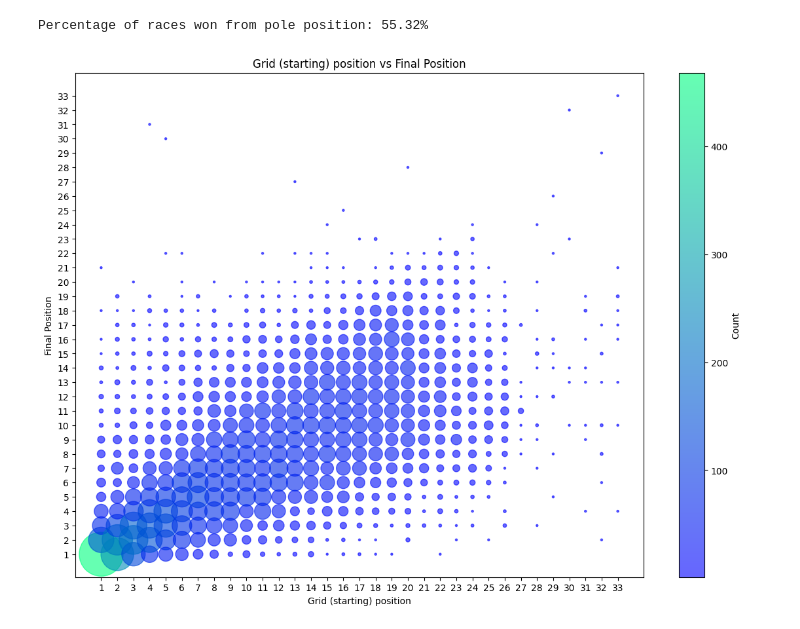
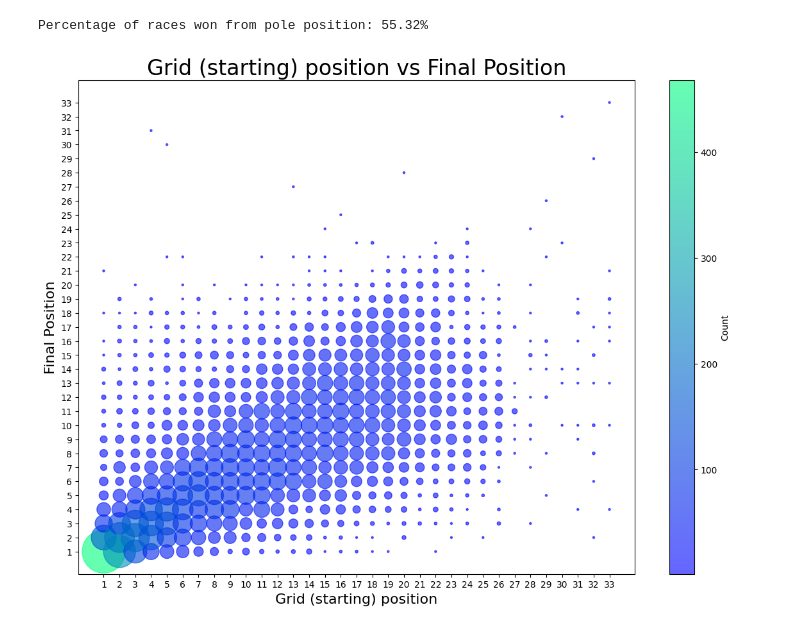
Before and after one commit to MacBeth-M/Grand-Prix-Geek, a Jupyter notebook: JupyterNotebooks/Pole Position: Bayesian Inference.ipynb, the cells around one changed output. Drawn from its saved outputs; the diff is of its cells as text; code cells hidden in the pictures.

```diff
--- a/JupyterNotebooks/Pole Position: Bayesian Inference.ipynb
+++ b/JupyterNotebooks/Pole Position: Bayesian Inference.ipynb
@@ -58,31 +75,30 @@ print(f"Percentage of races won from pole position: {percentage_pole_wins:.2f}%"
 Percentage of races won from pole position: 55.32%
 # %%
 # Visualize
-import matplotlib.pyplot as plt
 from matplotlib.colors import Normalize
 
 # Counting occurrences of each pair
 df = pd.DataFrame({'X': grid['grid'], 'y': grid['position']})
 counts = df.groupby(['X', 'y']).size().reset_index(name = 'counts')
 
 # Plotting
 size_scale = 5  # Adjust the size scale for visibility
 norm = Normalize(vmin = counts['counts'].min(), vmax = counts['counts'].max())
 
 plt.figure(figsize=(14, 10))
 scatter = plt.scatter(counts['X'], counts['y'], s = counts['counts'] * size_scale,
                     c = counts['counts'], cmap = 'winter', norm = norm, alpha = 0.6)
 
 # Create colorbar
 cbar = plt.colorbar(scatter)
 cbar.set_label('Count')
 
 # Discrete axis with integers
 plt.xticks(np.arange(min(counts['X']), max(counts['X'])+1, 1))
 plt.yticks(np.arange(min(counts['y']), max(counts['y'])+1, 1))
-plt.xlabel('Grid (starting) position')
-plt.ylabel('Final Position')
-plt.title('Grid (starting) position vs Final Position')
+plt.xlabel('Grid (starting) position', fontsize = 16)
+plt.ylabel('Final Position', fontsize = 16)
+plt.title('Grid (starting) position vs Final Position', fontsize = 24)
 plt.show()
 # %% [output]
-[figure, old version]
+[figure, new version]
```
Also changed, not shown: parts of 9 cells of this notebook.
